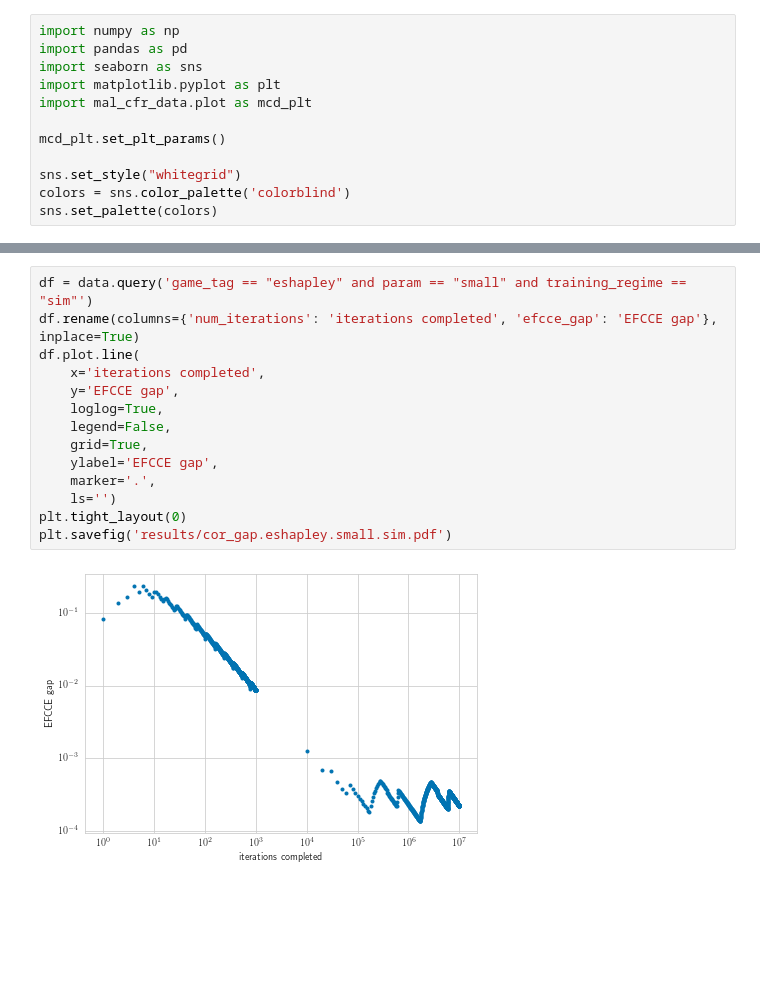
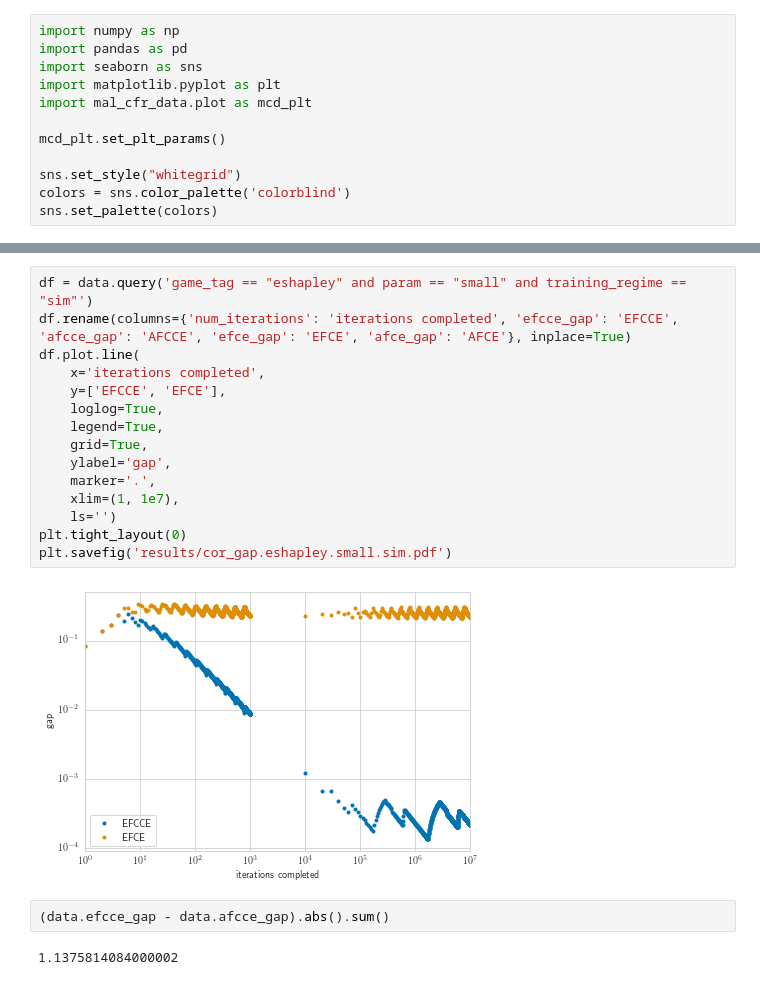
Before and after one commit to dmorrill10/hr_edl_experiments, a Jupyter notebook: cor_gap_data.ipynb, the cells around one changed output, grey strips where cells are left out. Saved outputs shown, nothing was run; the diff lists cells and outputs as text; blank space fills up the shorter version.

Commit message:
Add to `cor_gap` plotting notebook.

```diff
--- a/cor_gap_data.ipynb
+++ b/cor_gap_data.ipynb
@@ -30,16 +30,21 @@ data
 # %%
 df = data.query('game_tag == "eshapley" and param == "small" and training_regime == "sim"')
-df.rename(columns={'num_iterations': 'iterations completed', 'efcce_gap': 'EFCCE gap'}, inplace=True)
+df.rename(columns={'num_iterations': 'iterations completed', 'efcce_gap': 'EFCCE', 'afcce_gap': 'AFCCE', 'efce_gap': 'EFCE', 'afce_gap': 'AFCE'}, inplace=True)
 df.plot.line(
     x='iterations completed',
-    y='EFCCE gap',
+    y=['EFCCE', 'EFCE'],
     loglog=True,
-    legend=False,
+    legend=True,
     grid=True,
-    ylabel='EFCCE gap',
+    ylabel='gap',
     marker='.',
+    xlim=(1, 1e7),
     ls='')
 plt.tight_layout(0)
 plt.savefig('results/cor_gap.eshapley.small.sim.pdf')
 # %% [output]
-[figure, old version]
+[figure, new version]
+# %%
+(data.efcce_gap - data.afcce_gap).abs().sum()
+# %% [output]
+1.1375814084000002
```
Also changed, not shown: parts of 4 cells of this notebook.
